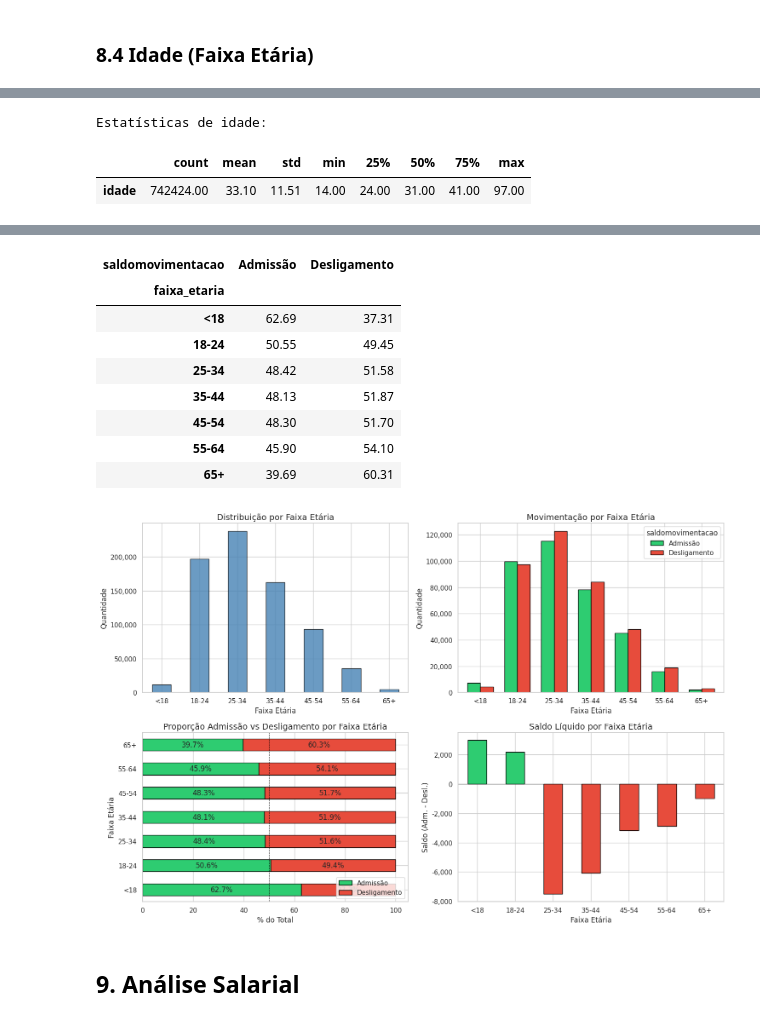
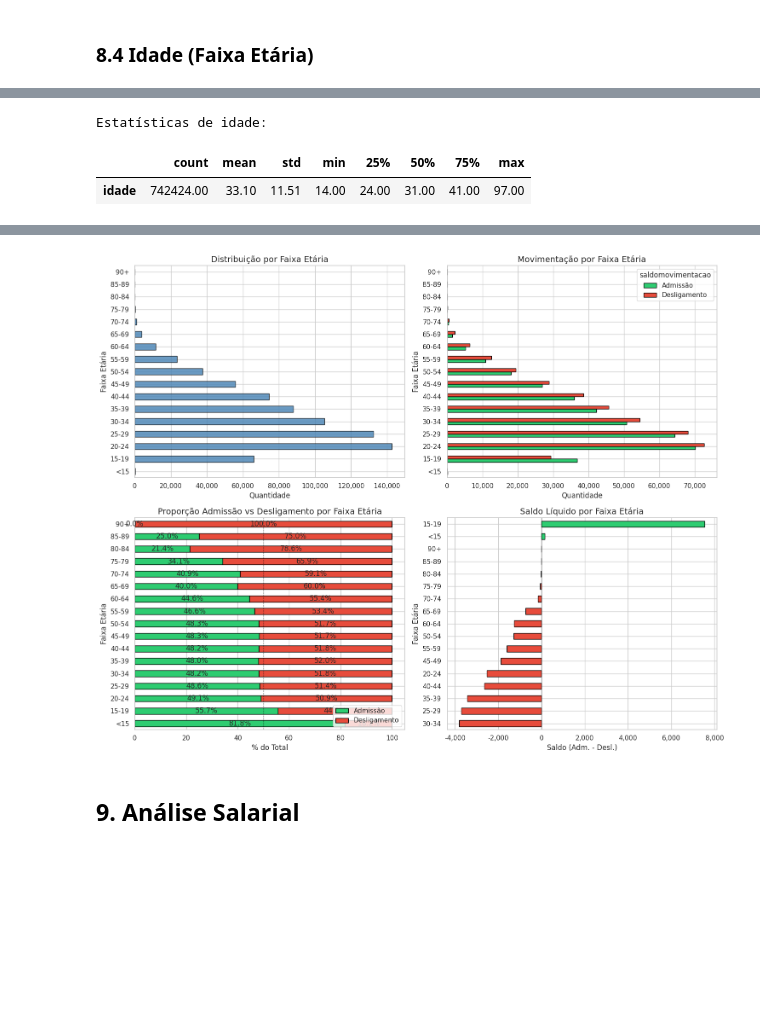
Before and after one commit to vinimeurer/employment-balance-predictor, a Jupyter notebook: eda_caged_curitiba.ipynb, the cells around one changed output, grey strips where cells are left out. Saved outputs shown, nothing was run; the diff lists cells and outputs as text; code cells hidden in the pictures; blank space fills up the shorter version.

Commit message:
Update age and salary range to use the IBGE standard and add justification and references

```diff
--- a/eda_caged_curitiba.ipynb
+++ b/eda_caged_curitiba.ipynb
@@ -839,11 +857,27 @@ print("Estatísticas de idade:")
 display(df["idade"].describe().to_frame().T)
 
 # ============================================================
-# Criação de faixas etárias
+# Criação de faixas etárias (padrão quinquenal - IBGE)
 # ============================================================
-bins_idade = [0, 18, 25, 35, 45, 55, 65, 200]
-labels_idade = ["<18", "18-24", "25-34", "35-44", "45-54", "55-64", "65+"]
-df["faixa_etaria"] = pd.cut(df["idade"], bins=bins_idade, labels=labels_idade, right=False)
+bins_idade = [
+    0, 15, 20, 25, 30, 35, 40, 45, 50,
+    55, 60, 65, 70, 75, 80, 85, 90, float("inf")
+]
+
+labels_idade = [
+    "<15",
+    "15-19", "20-24", "25-29", "30-34", "35-39",
+    "40-44", "45-49", "50-54", "55-59",
+    "60-64", "65-69", "70-74", "75-79",
+    "80-84", "85-89", "90+"
+]
+
+df["faixa_etaria"] = pd.cut(
+    df["idade"],
+    bins=bins_idade,
+    labels=labels_idade,
+    right=False
+)
 
 # ============================================================
 # Tabela de movimentação por faixa etária
@@ -858,40 +892,41 @@ fx_counts = (
 # Cálculo do saldo líquido
 fx_counts["Saldo"] = fx_counts.get("Admissão", 0) - fx_counts.get("Desligamento", 0)
 
+fx_pct = fx_counts[["Admissão", "Desligamento"]].div(
+    fx_counts[["Admissão", "Desligamento"]].sum(axis=1), axis=0
+) * 100
+
 display(fx_counts)
 
 # ============================================================
-# Visualizações
+# Visualizações (todas em barras horizontais)
 # ============================================================
-fig, axes = plt.subplots(2, 2, figsize=(15, 10))
+fig, axes = plt.subplots(2, 2, figsize=(15, 12))
 
 # 1) Distribuição por faixa etária (volume absoluto)
 fx_total = fx_counts["Admissão"] + fx_counts["Desligamento"]
 
-fx_total.plot.bar(
+fx_total.plot.barh(
     ax=axes[0, 0],
     color="steelblue",
     edgecolor="black",
     alpha=0.8
 )
 axes[0, 0].set_title("Distribuição por Faixa Etária")
-axes[0, 0].set_xlabel("Faixa Etária")
-axes[0, 0].set_ylabel("Quantidade")
-axes[0, 0].set_xticklabels(axes[0, 0].get_xticklabels(), rotation=0)
-axes[0, 0].yaxis.set_major_formatter(mticker.FuncFormatter(lambda x, _: f"{x:,.0f}"))
+axes[0, 0].set_ylabel("Faixa Etária")
+axes[0, 0].set_xlabel("Quantidade")
+axes[0, 0].xaxis.set_major_formatter(mticker.FuncFormatter(lambda x, _: f"{x:,.0f}"))
 
 # 2) Movimentação (admissão vs desligamento)
-fx_counts[["Admissão", "Desligamento"]].plot.bar(
+fx_counts[["Admissão", "Desligamento"]].plot.barh(
     ax=axes[0, 1],
     color=["#2ecc71", "#e74c3c"],
     edgecolor="black",
-    width=0.7
 )
 axes[0, 1].set_title("Movimentação por Faixa Etária")
-axes[0, 1].set_xlabel("Faixa Etária")
-axes[0, 1].set_ylabel("Quantidade")
-axes[0, 1].set_xticklabels(axes[0, 1].get_xticklabels(), rotation=0)
-axes[0, 1].yaxis.set_major_formatter(mticker.FuncFormatter(lambda x, _: f"{x:,.0f}"))
+axes[0, 1].set_ylabel("Faixa Etária")
+axes[0, 1].set_xlabel("Quantidade")
+axes[0, 1].xaxis.set_major_formatter(mticker.FuncFormatter(lambda x, _: f"{x:,.0f}"))
 
 # 3) Proporção normalizada (stacked 100%)
 fx_pct.plot.barh(
@@ -906,24 +941,23 @@ axes[1, 0].set_xlabel("% do Total")
 axes[1, 0].set_ylabel("Faixa Etária")
 axes[1, 0].legend(loc="lower right")
 
-# Rótulos de porcentagem dentro das barras
 for container in axes[1, 0].containers:
     axes[1, 0].bar_label(container, fmt="%.1f%%", label_type="center")
 
 # 4) Saldo líquido por faixa etária
-cores_saldo = ["#2ecc71" if v >= 0 else "#e74c3c" for v in fx_counts["Saldo"]]
+saldo_sorted = fx_counts["Saldo"].sort_values()
+cores_saldo = ["#2ecc71" if v >= 0 else "#e74c3c" for v in saldo_sorted]
 
-fx_counts["Saldo"].plot.bar(
+saldo_sorted.plot.barh(
     ax=axes[1, 1],
     color=cores_saldo,
     edgecolor="black"
 )
-axes[1, 1].axhline(0, color="black", linewidth=0.8)
+axes[1, 1].axvline(0, color="black", linewidth=0.8)
 axes[1, 1].set_title("Saldo Líquido por Faixa Etária")
-axes[1, 1].set_xlabel("Faixa Etária")
-axes[1, 1].set_ylabel("Saldo (Adm. - Desl.)")
-axes[1, 1].set_xticklabels(axes[1, 1].get_xticklabels(), rotation=0)
-axes[1, 1].yaxis.set_major_formatter(mticker.FuncFormatter(lambda x, _: f"{x:,.0f}"))
+axes[1, 1].set_ylabel("Faixa Etária")
+axes[1, 1].set_xlabel("Saldo (Adm. - Desl.)")
+axes[1, 1].xaxis.set_major_formatter(mticker.FuncFormatter(lambda x, _: f"{x:,.0f}"))
 
 plt.tight_layout()
 plt.show()
@@ -943,12 +987,3 @@ Estatísticas de idade:
-| saldomovimentacao | Admissão | Desligamento |
-| faixa_etaria |  |  |
-| <18 | 62.69 | 37.31 |
-| 18-24 | 50.55 | 49.45 |
-| 25-34 | 48.42 | 51.58 |
-| 35-44 | 48.13 | 51.87 |
-| 45-54 | 48.30 | 51.70 |
-| 55-64 | 45.90 | 54.10 |
-| 65+ | 39.69 | 60.31 |
-[figure, old version]
+[figure, new version]
 # %% [markdown]
 ## 9. Análise Salarial
```
Also changed, not shown: parts of 8 cells of this notebook.
